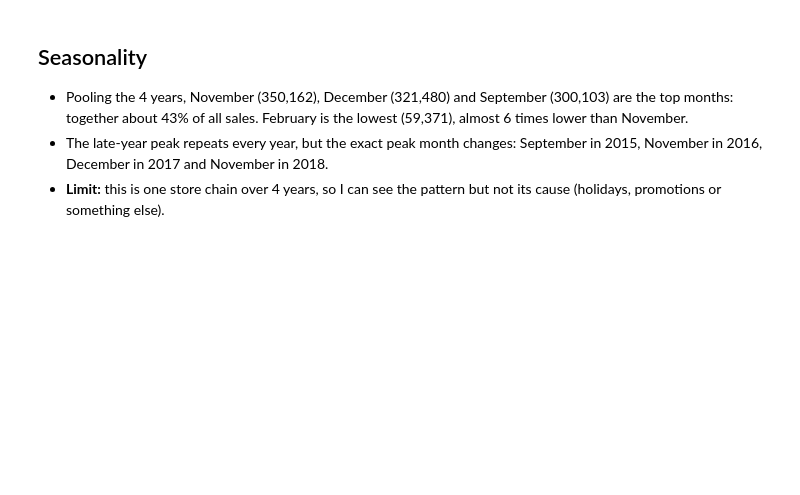
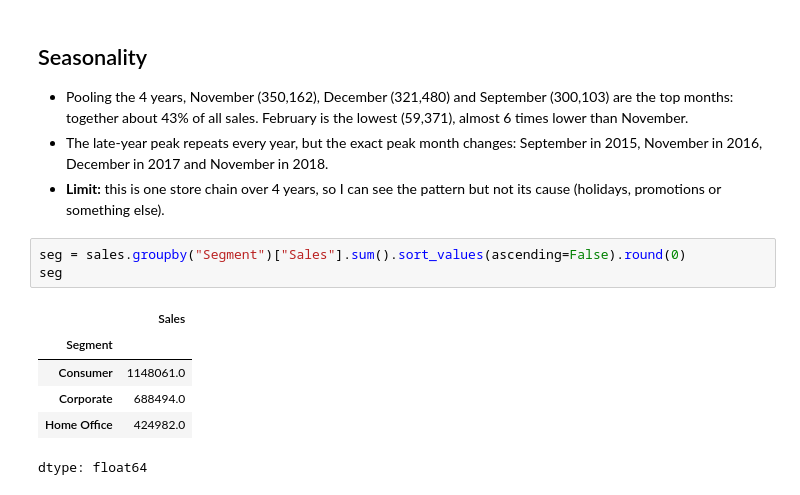
Before and after one commit to Bilal-data/superstore-sales-analysis, a Jupyter notebook: superstore_sales_analysis.ipynb, the cells around one changed output. Cells and saved outputs as stored; diff of their text form; blank space fills up the shorter version.

```diff
--- a/superstore_sales_analysis.ipynb
+++ b/superstore_sales_analysis.ipynb
@@ -246,3 +246,13 @@ dtype: int32
 - Pooling the 4 years, November (350,162), December (321,480) and September (300,103) are the top months: together about 43% of all sales. February is the lowest (59,371), almost 6 times lower than November.
 - The late-year peak repeats every year, but the exact peak month changes: September in 2015, November in 2016, December in 2017 and November in 2018.
 - **Limit:** this is one store chain over 4 years, so I can see the pattern but not its cause (holidays, promotions or something else).
+# %%
+seg = sales.groupby("Segment")["Sales"].sum().sort_values(ascending=False).round(0)
+seg
+# %% [output]
+|  | Sales |
+| Segment |  |
+| Consumer | 1148061.0 |
+| Corporate | 688494.0 |
+| Home Office | 424982.0 |
+dtype: float64
```
Also changed, not shown: parts of 3 cells of this notebook.
